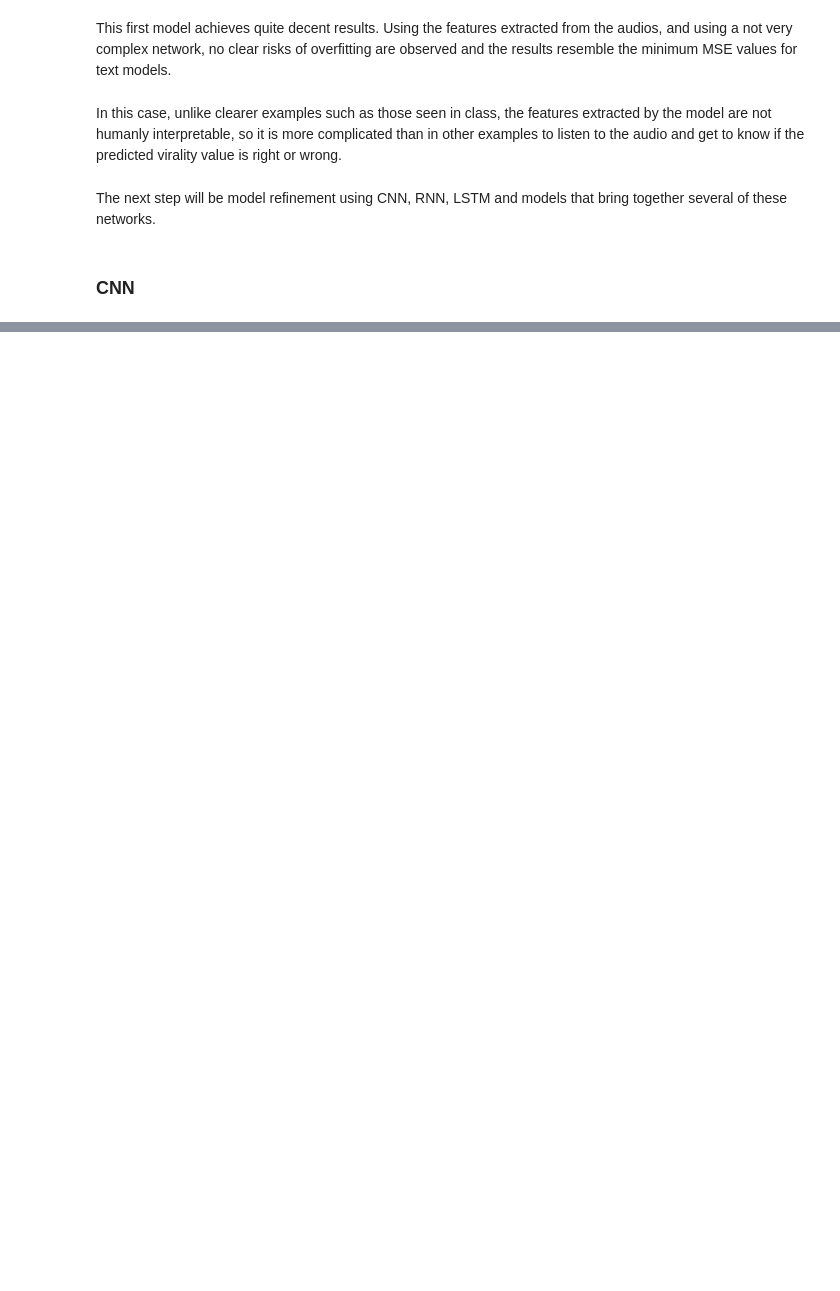
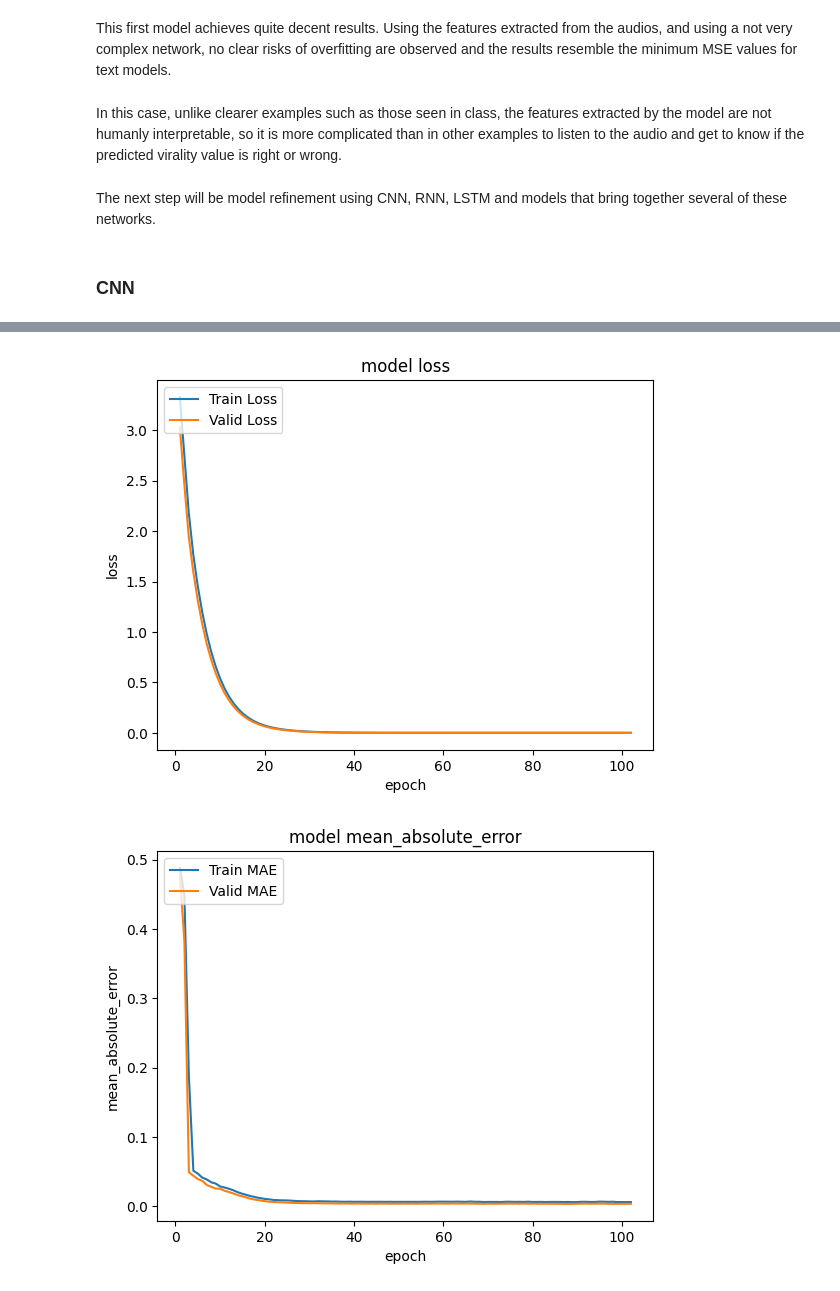
Before and after one commit to juanls1/TikTok-Virality-Predictor, a Jupyter notebook: src/audio/audio_study.ipynb, the cells around one changed output, grey strips where cells are left out. Drawn from its saved outputs; the diff is of its cells as text; code cells hidden in the pictures; blank space fills up the shorter version.

```diff
--- a/src/audio/audio_study.ipynb
+++ b/src/audio/audio_study.ipynb
@@ -577,0 +800,15 @@ print('Validation MSE: ',valid_loss)
+# %%
+# Define your early stopping callback
+early_stopping_callback = EarlyStopping(monitor='loss', patience=40, restore_best_weights=True)
+# %%
+# Compile the model
+model.compile(optimizer=optimizers.Adam(learning_rate=0.0001),
+              loss=losses.mean_squared_error,
+              metrics = [metrics.mean_absolute_error])  # Using mean squared error loss for regression
+# %%
+history = model.fit(X_train_CNN,
+                    y_train,
+                    epochs=125,
+                    batch_size=16,
+                    validation_data=(X_valid_CNN, y_valid),
+                    callbacks=[early_stopping_callback])
@@ -577,0 +833,28 @@ print('Validation MSE: ',valid_loss)
+# %%
+# summarize history for loss (MSE)
+loss = history.history['loss']
+val_loss = history.history['val_loss']
+
+epochs = range(1, len(loss) + 1) # It starts on 10 to see in more detail the majority of epochs
+
+plt.plot(epochs, loss[epochs[0]-1:])
+plt.plot(epochs, val_loss[epochs[0]-1:])
+plt.title('model loss')
+plt.ylabel('loss')
+plt.xlabel('epoch')
+plt.legend(['Train Loss', 'Valid Loss'], loc='upper left')
+plt.show()
+# summarize history for MAE
+mae = history.history['mean_absolute_error']
+val_mae = history.history['val_mean_absolute_error']
+
+plt.plot(epochs, mae[epochs[0]-1:])
+plt.plot(epochs, val_mae[epochs[0]-1:])
+plt.title('model mean_absolute_error')
+plt.ylabel('mean_absolute_error')
+plt.xlabel('epoch')
+plt.legend(['Train MAE', 'Valid MAE'], loc='upper left')
+plt.show()
+# %% [output]
+[figure, added]
+[figure, added]
```
Also changed, not shown: parts of 56 cells of this notebook, 2 other files.
